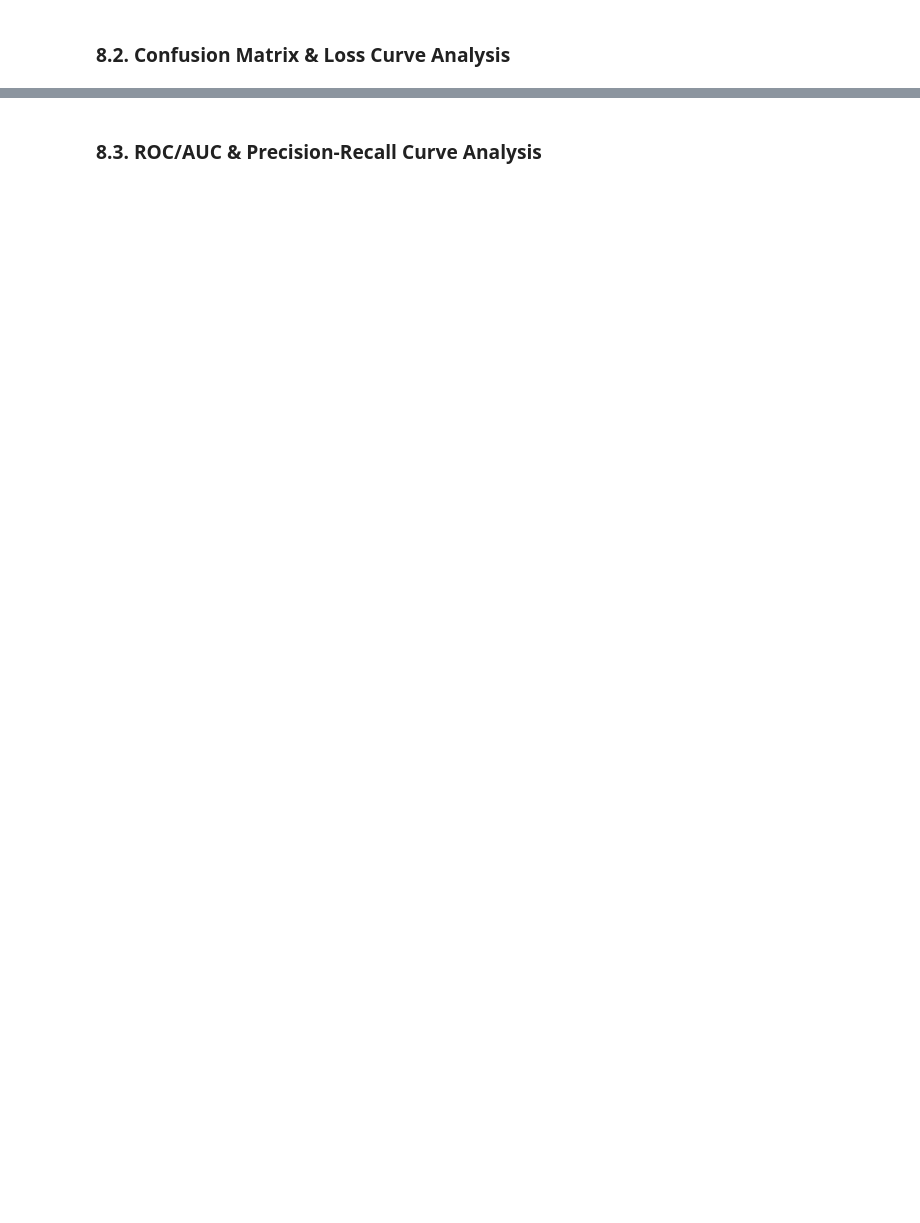
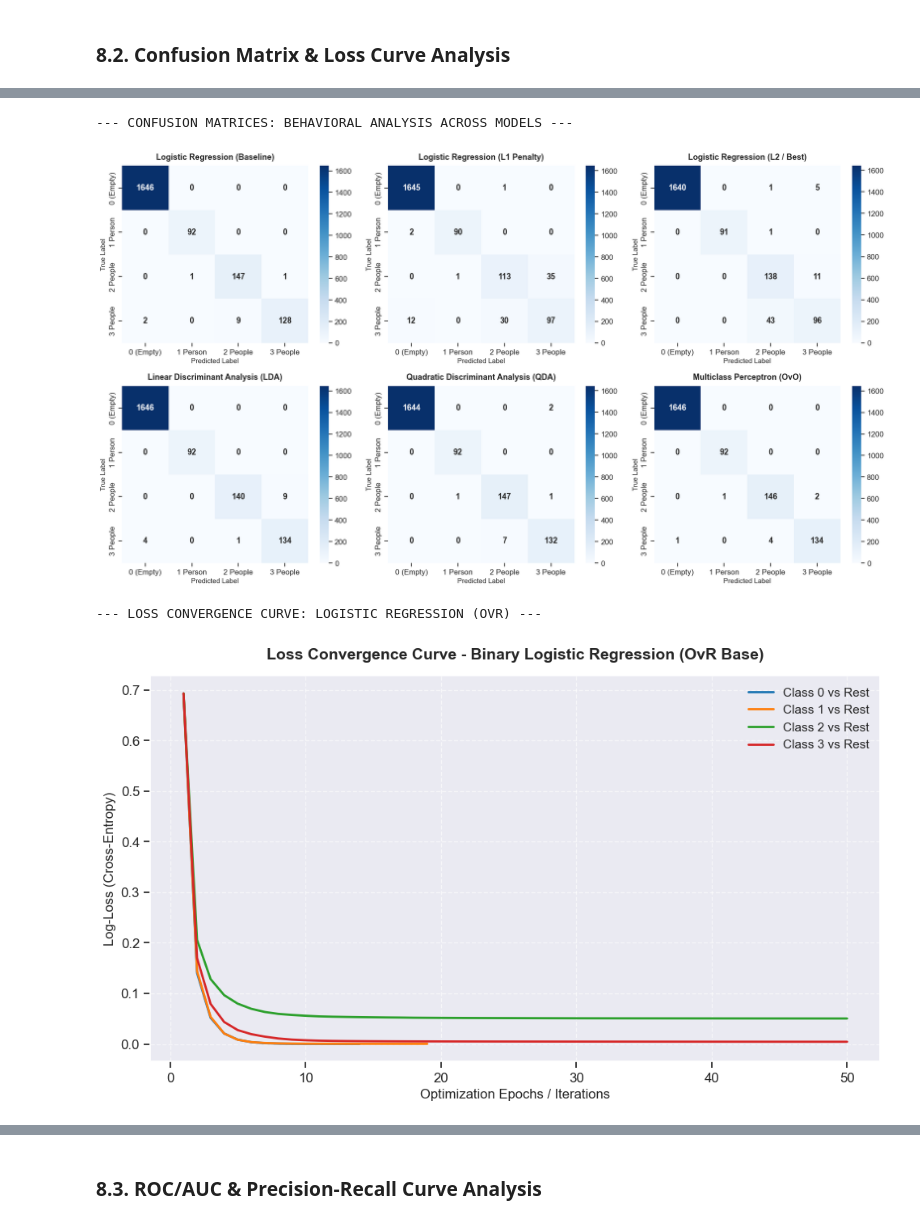
Before and after one commit to ThanhChuong12/Supervised-Learning-Regression-Classification, a Jupyter notebook: code/Part2_Classification/02_modeling.ipynb, the cells around one changed output, grey strips where cells are left out. Cells and saved outputs as stored; diff of their text form; code cells hidden in the pictures; blank space fills up the shorter version.

Commit message:
add model evaluation and comparision (kfold and metrics) + code in utils

```diff
--- a/code/Part2_Classification/02_modeling.ipynb
+++ b/code/Part2_Classification/02_modeling.ipynb
@@ -801 +943,60 @@ $\rightarrow$ **Kết luận chung:** Logistic Regression đã làm rất tốt
+# %%
+# ---------------------------------------------------------
+# 1. Function to plot Confusion Matrices for all models
+# ---------------------------------------------------------
+def plot_multiple_confusion_matrices(models_dict, X_test, y_test, classes):
+    """
+    Visualizes the Confusion Matrix for each evaluated model using Seaborn heatmaps.
+    """
+    n_models = len(models_dict)
+    fig, axes = plt.subplots(2, 3, figsize=(18, 10))
+    axes = axes.flatten()
+
+    for idx, (name, model) in enumerate(models_dict.items()):
+        y_pred = model.predict(X_test)
+        cm = confusion_matrix(y_test, y_pred)
+
+        # Plot Heatmap
+        sns.heatmap(cm, annot=True, fmt='d', cmap='Blues', ax=axes[idx],
+                    xticklabels=classes, yticklabels=classes,
+                    annot_kws={"size": 13, "weight": "bold"})
+
+        axes[idx].set_title(name, fontsize=13, fontweight='bold', pad=10)
+        axes[idx].set_xlabel('Predicted Label', fontsize=11)
+        axes[idx].set_ylabel('True Label', fontsize=11)
+
+    plt.tight_layout()
+    plt.show()
+
+print("--- CONFUSION MATRICES: BEHAVIORAL ANALYSIS ACROSS MODELS ---")
+class_labels = ['0 (Empty)', '1 Person', '2 People', '3 People']
+# Execute the visualization using the dictionary defined in Section 8.1
+plot_multiple_confusion_matrices(models_to_evaluate, X_test_scaled, y_test, class_labels)
+
+# ---------------------------------------------------------
+# 2. Plotting the Loss Convergence Curve for Logistic Regression
+# ---------------------------------------------------------
+print("\n--- LOSS CONVERGENCE CURVE: LOGISTIC REGRESSION (OVR) ---")
+plt.figure(figsize=(10, 6))
+
+# Extract the estimators from the Baseline OvR model (custom implementation)
+# We use the baseline model here as it purely shows the optimization trajectory without penalties
+for idx, estimator in enumerate(ovr.estimators_):
+    # Retrieve the loss history recorded during Gradient Descent / IRLS optimization
+    if hasattr(estimator, 'loss_history') and len(estimator.loss_history) > 0:
+        plt.plot(range(1, len(estimator.loss_history) + 1), estimator.loss_history,
+                 linewidth=2, label=f'Class {idx} vs Rest')
+
+plt.title('Loss Convergence Curve - Binary Logistic Regression (OvR Base)', fontsize=14, fontweight='bold', pad=15)
+plt.xlabel('Optimization Epochs / Iterations', fontsize=12)
+plt.ylabel('Log-Loss (Cross-Entropy)', fontsize=12)
+plt.grid(True, linestyle='--', alpha=0.6)
+plt.legend(loc='upper right', fontsize=11)
+plt.tight_layout()
+plt.show()
+# %% [output]
+--- CONFUSION MATRICES: BEHAVIORAL ANALYSIS ACROSS MODELS ---
+[figure, added]
+--- LOSS CONVERGENCE CURVE: LOGISTIC REGRESSION (OVR) ---
+[figure, added]
 # %% [markdown]
```
Also changed, not shown: parts of 13 cells of this notebook, 1 other file.
